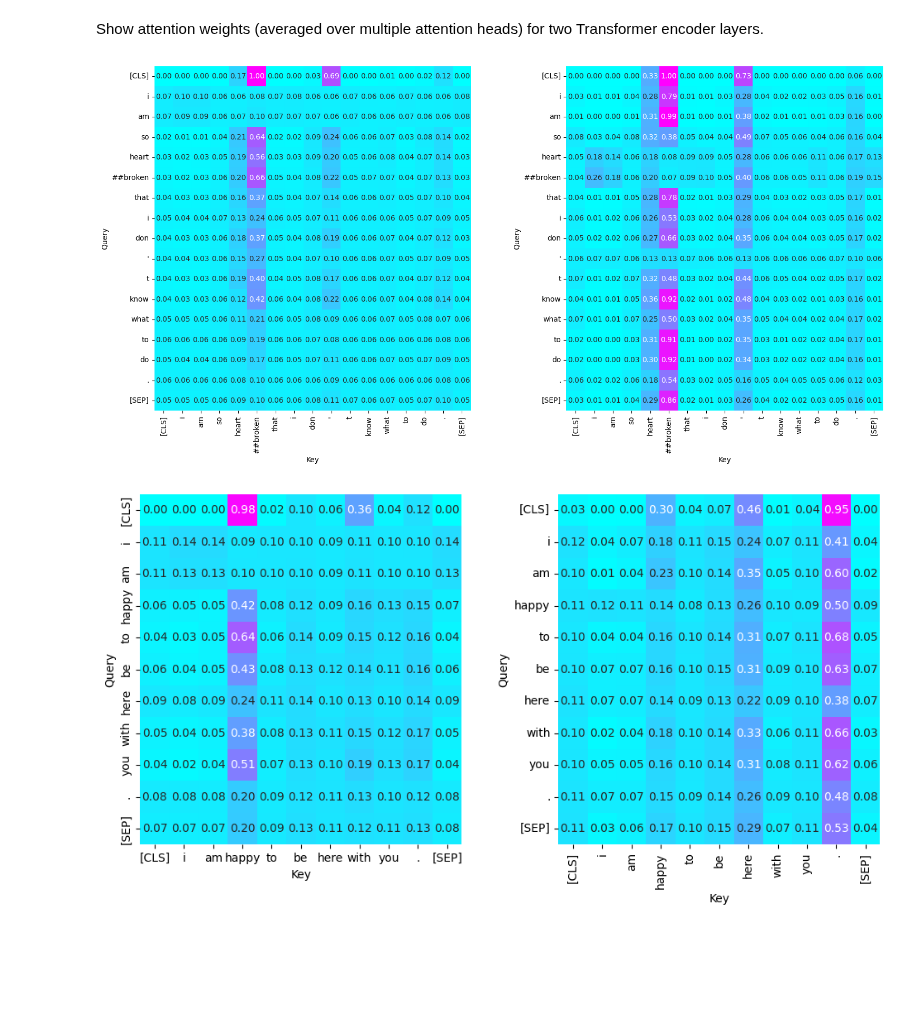
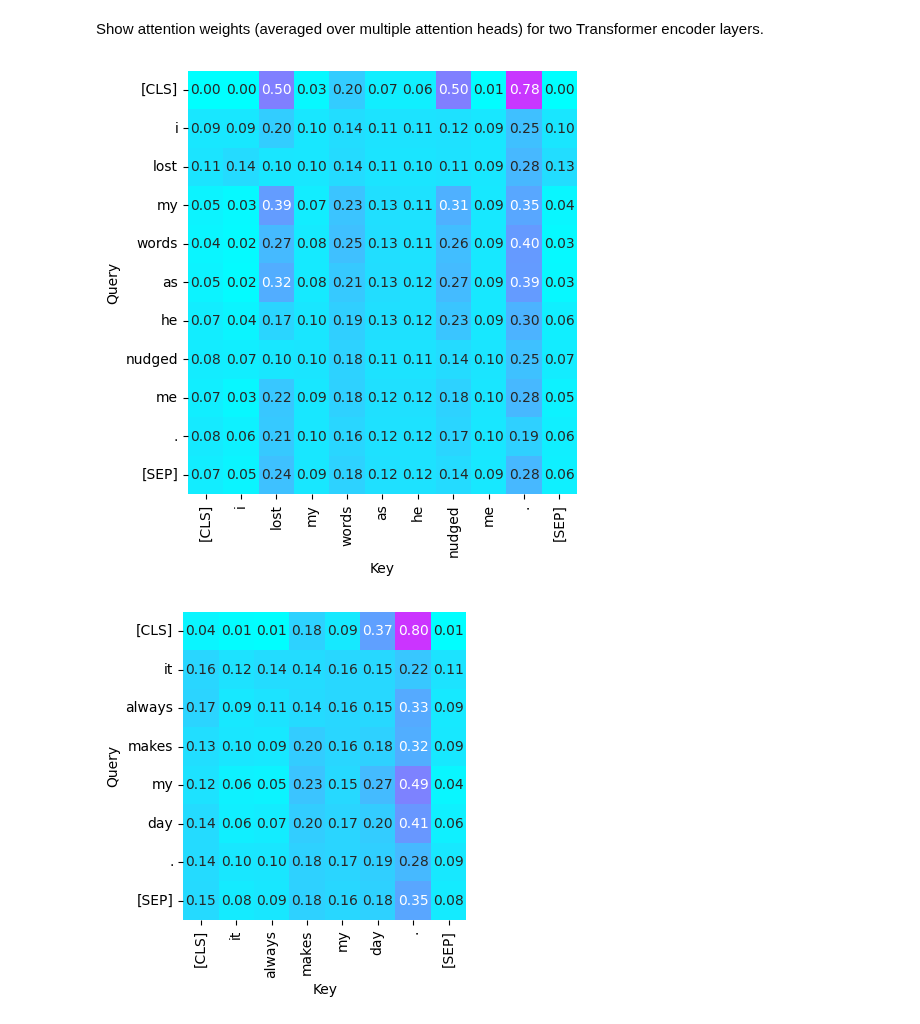
Before and after one commit to enakai00/colab_GenAI_lecture, a Jupyter notebook: Part04/1. Transformer emotion recognizer.ipynb, the cells around one changed output. Saved outputs shown, nothing was run; the diff lists cells and outputs as text; code cells hidden in the pictures; blank space fills up the shorter version.

```diff
--- a/Part04/1. Transformer emotion recognizer.ipynb
+++ b/Part04/1. Transformer emotion recognizer.ipynb
@@ -323,12 +323,12 @@ _ = disp.plot(cmap='Blues', values_format='.2f', colorbar=False, ax=ax)
 Show predictions for some sample texts.
 # %%
 input_text = [
-    "I am so heartbroken that I don't know what to do.",
-    "I am happy to be here with you.",
+    "I lost my words as he nudged me.",
+    "It always makes my day.",
     "I'm caring about you as your mother.",
-    "I'm irritated with your behavior.",
-    "I'm afraid of what might happen to the people I love.",
-    "I was shocked to see the broken window."]
+    "I am not happy at all. It's opposite!",
+    "The movie gave me a chill in my spine.",
+    "I am stunned at the heartfelt welcome."]
 
 tokenized_text = tokenizer(input_text, max_length=MAX_LEN,
                            padding='max_length', truncation=True)
@@ -356,32 +356,25 @@ Show attention weights (averaged over multiple attention heads) for two Transfor
 # %%
 import seaborn as sns
 
 pred, attention_scores1, attention_scores2 = attention_scores_model.predict(
     [input_ids, mask], verbose=0)
 
 for c, text in enumerate(input_text):
     labels = tokenizer.convert_ids_to_tokens(input_ids[c])
     text_len = sum(mask[c])
     fig = plt.figure(figsize=(text_len*1.05, text_len/2))
     fig.subplots_adjust(hspace=0, wspace=0.3)
     subplot = fig.add_subplot(1, 2, 1)
+    scores1, scores2 = attention_scores1[c], attention_scores2[c]
+    scores1_max = np.max(scores1[:, :text_len, :text_len], axis=0)
+    scores2_max = np.max(scores2[:, :text_len, :text_len], axis=0)
+    scores = (scores1_max + scores2_max) / 2
     heatmap = sns.heatmap(
-        np.max(attention_scores1[c, :, :text_len, :text_len], axis=0),
-        ax = subplot,
-        xticklabels=labels[:text_len], yticklabels=labels[:text_len],
-        cmap='cool', vmin=0, vmax=1, cbar=False,
-        annot=True, fmt='1.2f')
-    _ = heatmap.set(xlabel='Key', ylabel='Query')
-    subplot = fig.add_subplot(1, 2, 2)
-    heatmap = sns.heatmap(
-        np.max(attention_scores2[c, :, :text_len, :text_len], axis=0),
-        ax = subplot,
-#        xticklabels=labels[:text_len], yticklabels=labels[:text_len],
-        cmap='cool', vmin=0, vmax=1, cbar=False,
+        scores, ax = subplot, cmap='cool', vmin=0, vmax=1, cbar=False,
         annot=True, fmt='1.2f')
     heatmap.set_xticklabels(labels[:text_len], rotation = 90)
     heatmap.set_yticklabels(labels[:text_len], rotation = 0)
     _ = heatmap.set(xlabel='Key', ylabel='Query')
 # %% [output]
-[figure, old version]
+[figure, new version]
-[figure, old version]
+[figure, new version]
```
Also changed, not shown: parts of 4 cells of this notebook, 1 other file.
